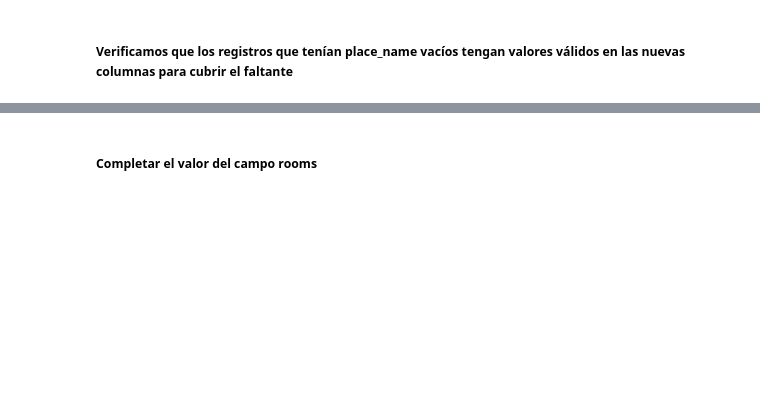
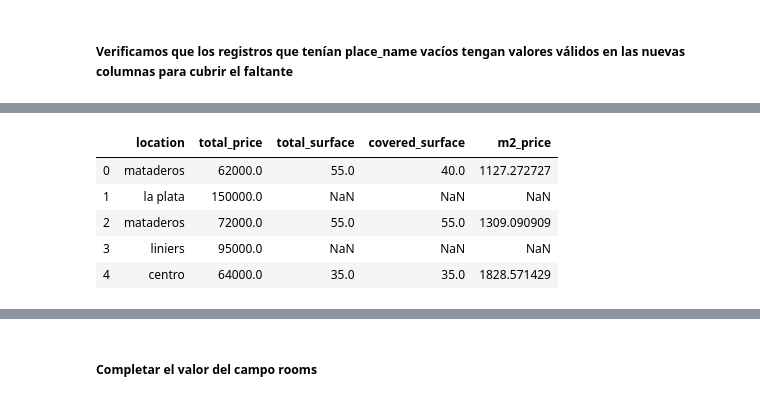
Before and after one commit to rdgagliano/DataScience-Grupo3, a Jupyter notebook: Desafio_1 (entrega 1).ipynb, the cells around one changed output, grey strips where cells are left out. Drawn from its saved outputs; the diff is of its cells as text; code cells hidden in the pictures; blank space fills up the shorter version.

```diff
--- a/Desafio_1 (entrega 1).ipynb
+++ b/Desafio_1 (entrega 1).ipynb
@@ -161,0 +727,19 @@ df[df['place_name'].isna()][['lat','lon','geonames_id','place_name','place_with_
+# %%
+def set_surface(row):
+    total = row.total_surface
+    covered = row.covered_surface
+    if np.isnan(total):
+        row.total_surface = covered
+        return row
+    return row
+# %%
+#Aplicamos la nueva funcion
+surface_data = init_data.apply(set_surface, axis = 1)
+surface_data.head()
+# %% [output]
+|  | location | total_price | total_surface | covered_surface | m2_price |
+| 0 | mataderos | 62000.0 | 55.0 | 40.0 | 1127.272727 |
+| 1 | la plata | 150000.0 | NaN | NaN | NaN |
+| 2 | mataderos | 72000.0 | 55.0 | 55.0 | 1309.090909 |
+| 3 | liniers | 95000.0 | NaN | NaN | NaN |
+| 4 | centro | 64000.0 | 35.0 | 35.0 | 1828.571429 |
```
Also changed, not shown: parts of 58 cells of this notebook, 1 other file.
